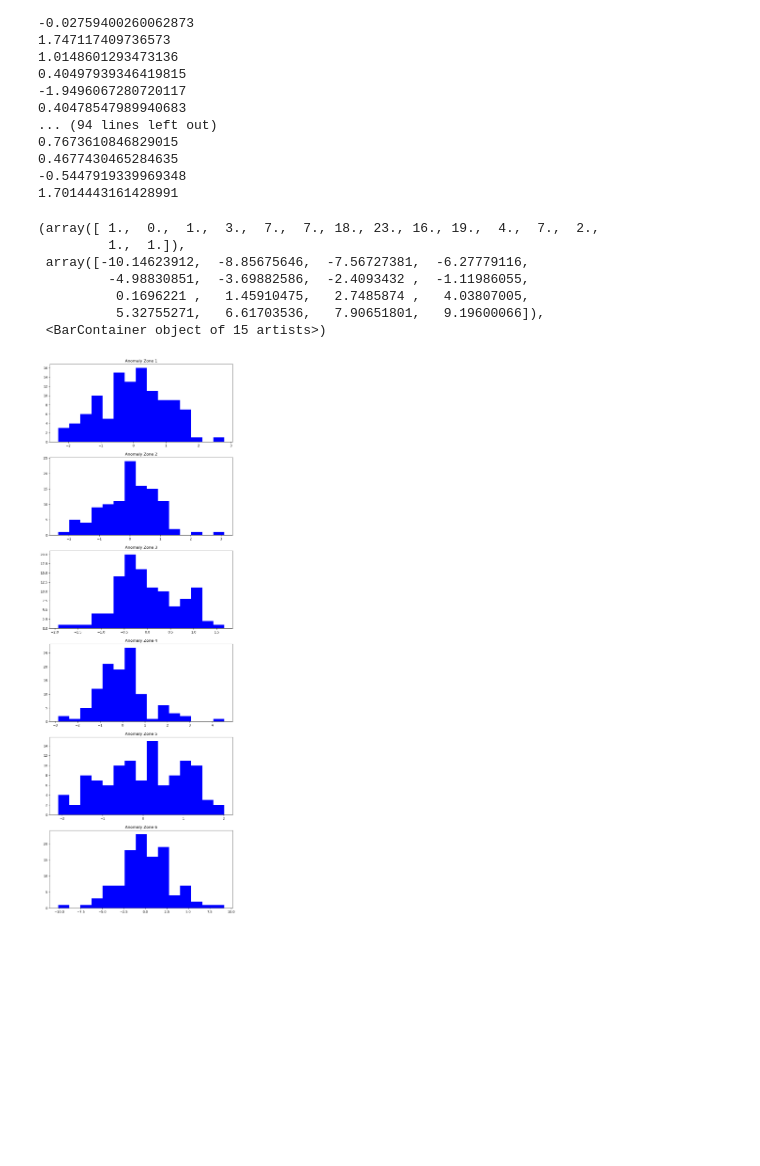
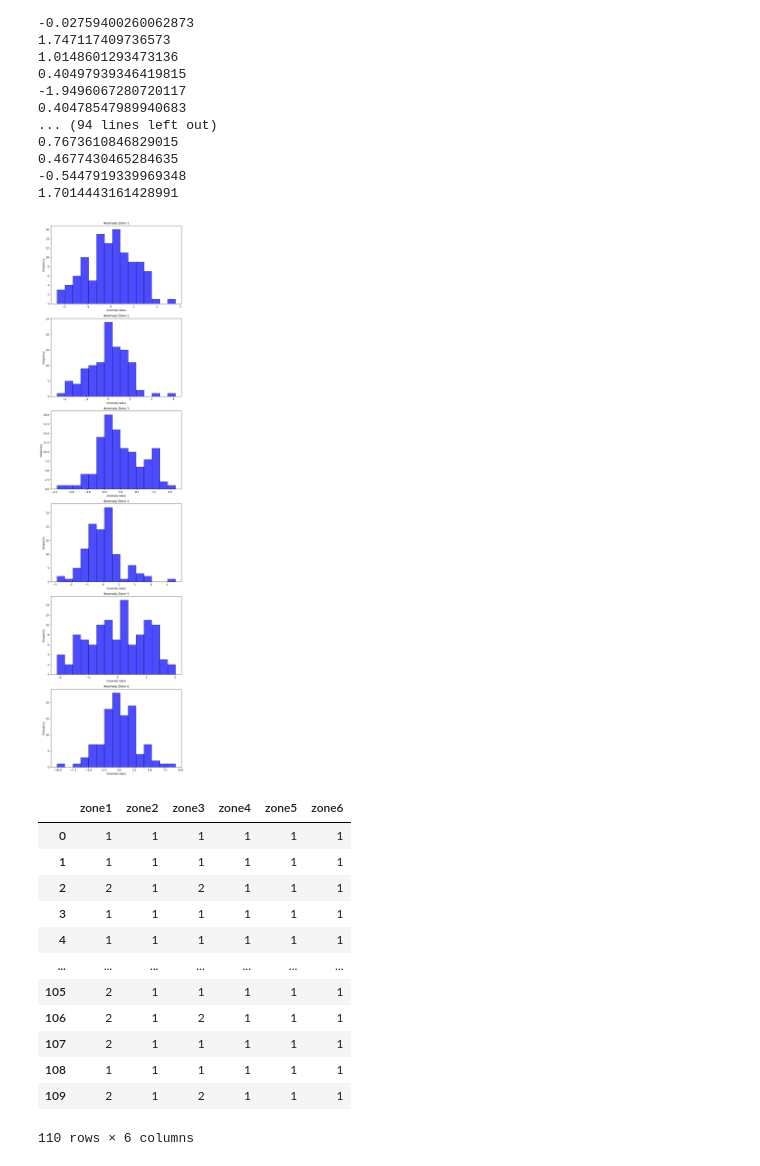
Before and after one commit to KishanRathod17/Climate-Data-Modelling, a Jupyter notebook: Codes/Rain Category.ipynb, the cells around one changed output. Drawn from its saved outputs; the diff is of its cells as text; code cells hidden in the pictures; blank space fills up the shorter version.

```diff
--- a/Codes/Rain Category.ipynb
+++ b/Codes/Rain Category.ipynb
@@ -335,44 +353,44 @@ for i in range(len(zone1_anomaly_number)):
 -0.5447919339969348
 1.7014443161428991
 # %%
-#plt.hist(zone1_anomaly_number.to_array())z
-fig, axs = plt.subplots(2, 3, figsize=(10, 30))
+values1 = [float(zone1_anomaly_number[i]['__xarray_dataarray_variable__']) for i in range(len(zone1_anomaly_number))]
+values2 = [float(zone2_anomaly_number[i]['__xarray_dataarray_variable__']) for i in range(len(zone1_anomaly_number))]
+values3 = [float(zone3_anomaly_number[i]['__xarray_dataarray_variable__']) for i in range(len(zone1_anomaly_number))]
+values4 = [float(zone4_anomaly_number[i]['__xarray_dataarray_variable__']) for i in range(len(zone1_anomaly_number))]
+values5 = [float(zone5_anomaly_number[i]['__xarray_dataarray_variable__']) for i in range(len(zone1_anomaly_number))]
+values6 = [float(zone6_anomaly_number[i]['__xarray_dataarray_variable__']) for i in range(len(zone1_anomaly_number))]
 
-plt.subplot(6, 1, 1)
-plt.title("Anomaly Zone 1")
-values1 = [float(zone1_anomaly_number[i]['__xarray_dataarray_variable__']) for i in range(len(zone1_anomaly_number))]
-plt.hist(values1,bins=15, color='blue', alpha=1)
 
-plt.subplot(6, 1, 2)
-plt.title("Anomaly Zone 2")
-values2 = [float(zone2_anomaly_number[i]['__xarray_dataarray_variable__']) for i in range(len(zone1_anomaly_number))]
-plt.hist(values2,bins=15, color='blue', alpha=1)
+fig, axs = plt.subplots(6, 1, figsize=(8, 30))
 
-plt.subplot(6, 1, 3)
-plt.title("Anomaly Zone 3")
-values3 = [float(zone3_anomaly_number[i]['__xarray_dataarray_variable__']) for i in range(len(zone1_anomaly_number))]
-plt.hist(values3,bins=15, color='blue', alpha=1)
+# Loop through each subplot and plot histograms
+zones = [values1, values2, values3, values4, values5, values6]
 
-plt.subplot(6, 1 ,4)
-plt.title("Anomaly Zone 4")
-values4 = [float(zone4_anomaly_number[i]['__xarray_dataarray_variable__']) for i in range(len(zone1_anomaly_number))]
-plt.hist(values4,bins=15, color='blue', alpha=1)
-
-plt.subplot(6, 1, 5)
-plt.title("Anomaly Zone 5")
-values5 = [float(zone5_anomaly_number[i]['__xarray_dataarray_variable__']) for i in range(len(zone1_anomaly_number))]
-plt.hist(values5,bins=15, color='blue', alpha=1)
-
-plt.subplot(6, 1, 6)
-plt.title("Anomaly Zone 6")
-values6 = [float(zone6_anomaly_number[i]['__xarray_dataarray_variable__']) for i in range(len(zone1_anomaly_number))]
-plt.hist(values6,bins=15, color='blue', alpha=1)
+for i, ax in enumerate(axs):
+    hist, bins, _ = ax.hist(zones[i], bins=15, color='blue', alpha=0.7, edgecolor='black')
+    ax.set_title(f"Anomaly Zone {i+1}")
+    ax.set_xlabel("Anomaly Value")
+    ax.set_ylabel("Frequency")
+plt.tight_layout()
+plt.show()
 # %% [output]
-(array([ 1.,  0.,  1.,  3.,  7.,  7., 18., 23., 16., 19.,  4.,  7.,  2.,
-         1.,  1.]),
- array([-10.14623912,  -8.85675646,  -7.56727381,  -6.27779116,
-         -4.98830851,  -3.69882586,  -2.4093432 ,  -1.11986055,
-          0.1696221 ,   1.45910475,   2.7485874 ,   4.03807005,
-          5.32755271,   6.61703536,   7.90651801,   9.19600066]),
- <BarContainer object of 15 artists>)
-[figure, old version]
+[figure, new version]
+# %%
+#Converting the cattegory matrix to a pandas dataFrame
+column_labels = ['zone1', 'zone2', 'zone3', 'zone4', 'zone5', 'zone6']
+df = pd.DataFrame(year_category_matrix, columns=column_labels)
+df
+# %% [output]
+|  | zone1 | zone2 | zone3 | zone4 | zone5 | zone6 |
+| 0 | 1 | 1 | 1 | 1 | 1 | 1 |
+| 1 | 1 | 1 | 1 | 1 | 1 | 1 |
+| 2 | 2 | 1 | 2 | 1 | 1 | 1 |
+| 3 | 1 | 1 | 1 | 1 | 1 | 1 |
+| 4 | 1 | 1 | 1 | 1 | 1 | 1 |
+| ... | ... | ... | ... | ... | ... | ... |
+| 105 | 2 | 1 | 1 | 1 | 1 | 1 |
+| 106 | 2 | 1 | 2 | 1 | 1 | 1 |
+| 107 | 2 | 1 | 1 | 1 | 1 | 1 |
+| 108 | 1 | 1 | 1 | 1 | 1 | 1 |
+| 109 | 2 | 1 | 2 | 1 | 1 | 1 |
+110 rows × 6 columns
```
Also changed, not shown: parts of 5 cells of this notebook.
